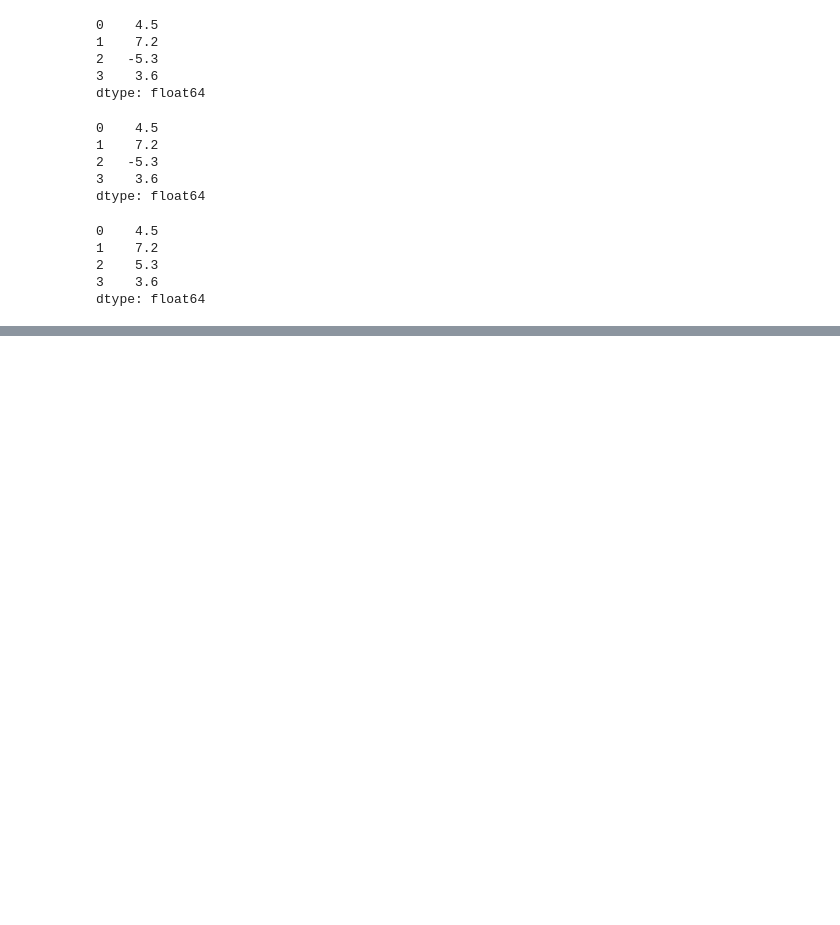
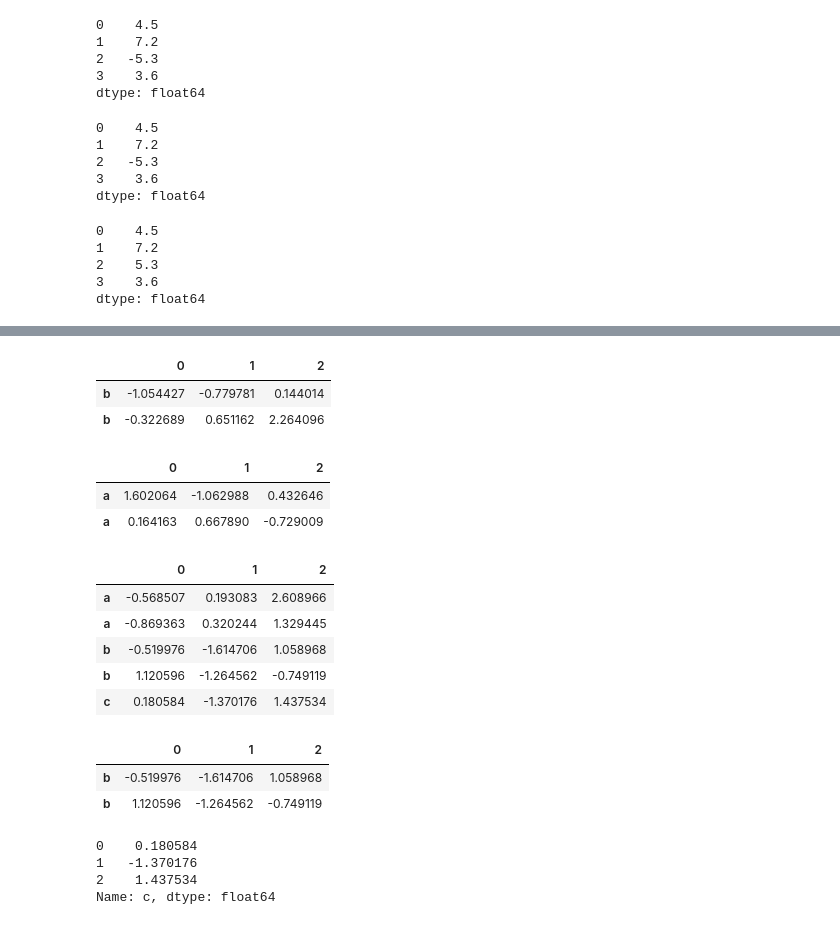
Before and after one commit to jflisazo/python, a Jupyter notebook: ch03.ipynb, the cells around one changed output, grey strips where cells are left out. Cells and saved outputs as stored; diff of their text form; code cells hidden in the pictures; blank space fills up the shorter version.

```diff
--- a/ch03.ipynb
+++ b/ch03.ipynb
@@ -216,0 +256,36 @@ dtype: float64
+# %%
+df.loc["b"]
+# %% [output]
+|  | 0 | 1 | 2 |
+| b | -1.054427 | -0.779781 | 0.144014 |
+| b | -0.322689 | 0.651162 | 2.264096 |
+# %%
+df.loc["a"]
+# %% [output]
+|  | 0 | 1 | 2 |
+| a | 1.602064 | -1.062988 | 0.432646 |
+| a | 0.164163 | 0.667890 | -0.729009 |
+# %%
+df = pd.DataFrame(np.random.standard_normal((5, 3)), index=["a", "a", "b", "b", "c"])
+# %%
+df
+# %% [output]
+|  | 0 | 1 | 2 |
+| a | -0.568507 | 0.193083 | 2.608966 |
+| a | -0.869363 | 0.320244 | 1.329445 |
+| b | -0.519976 | -1.614706 | 1.058968 |
+| b | 1.120596 | -1.264562 | -0.749119 |
+| c | 0.180584 | -1.370176 | 1.437534 |
+# %%
+df.loc["b"]
+# %% [output]
+|  | 0 | 1 | 2 |
+| b | -0.519976 | -1.614706 | 1.058968 |
+| b | 1.120596 | -1.264562 | -0.749119 |
+# %%
+df.loc["c"]
+# %% [output]
+0    0.180584
+1   -1.370176
+2    1.437534
+Name: c, dtype: float64
```
Also changed, not shown: parts of 21 cells of this notebook.
